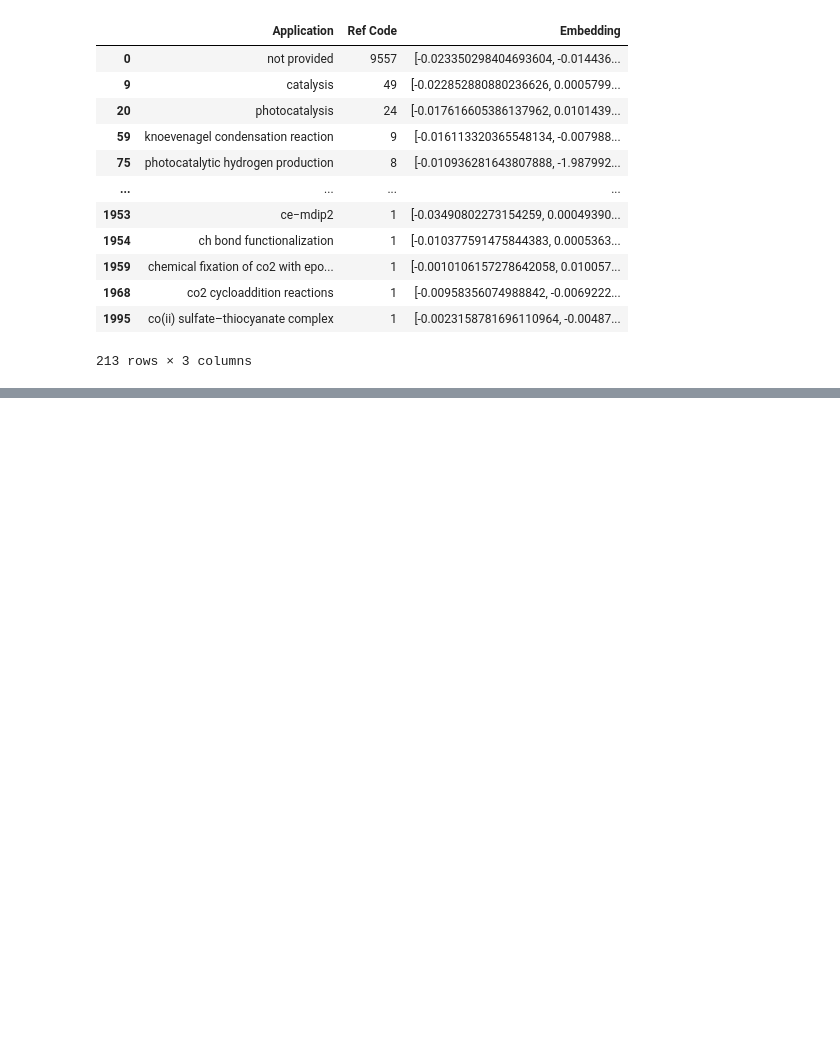
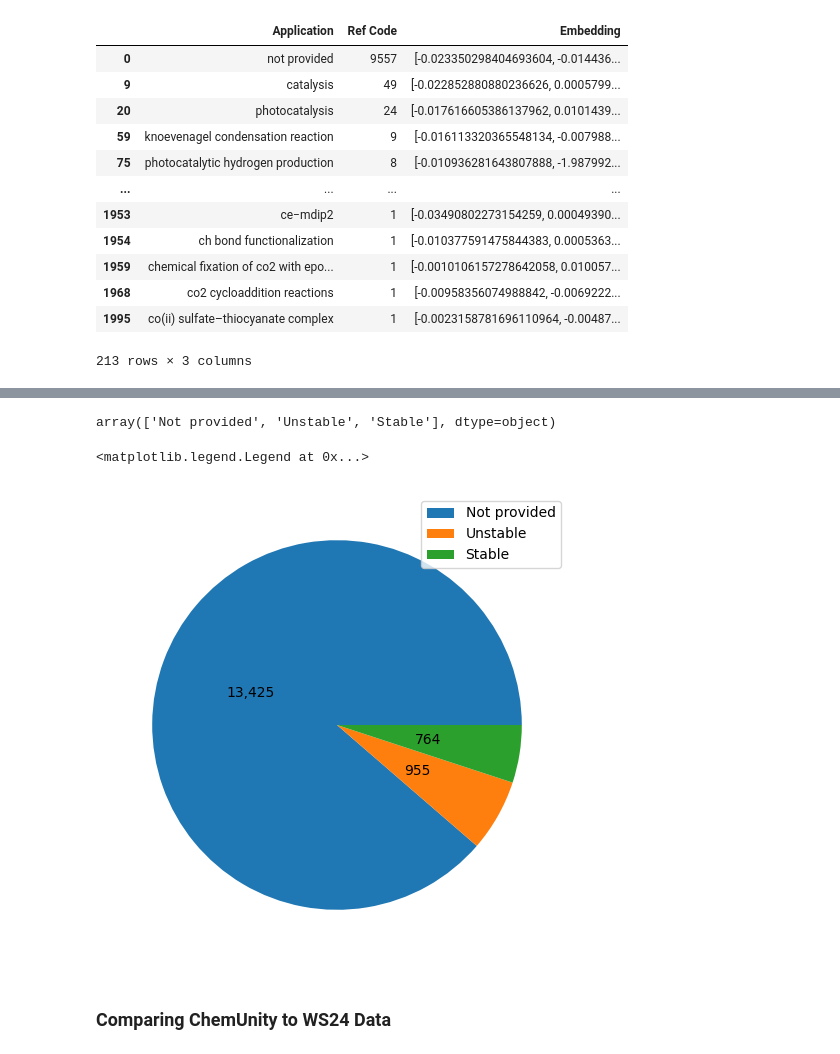
Before and after one commit to AI4ChemS/MOF_ChemUnity, a Jupyter notebook: ChemUnity_Visualizations.ipynb, the cells around one changed output, grey strips where cells are left out. Saved outputs shown, nothing was run; the diff lists cells and outputs as text; code cells hidden in the pictures; blank space fills up the shorter version.

```diff
--- a/ChemUnity_Visualizations.ipynb
+++ b/ChemUnity_Visualizations.ipynb
@@ -586,0 +610,3 @@ dist_appl[:2000].iloc[clusters==15]
+# %%
+ws_df = ws_df.drop(["Unnamed: 0.2", "Unnamed: 0.1", "Unnamed: 0"], axis=1)
+ws_df.head()
@@ -586,0 +620,34 @@ dist_appl[:2000].iloc[clusters==15]
+# %%
+for i in range(len(ws_df)):
+    if ws_df.loc[i, "Value"].lower() == "not provided" or ws_df.loc[i, "Value"].lower() == "stable" or ws_df.loc[i, "Value"].lower() == "unstable":
+        continue
+
+    if "insoluble" in ws_df.loc[i, "Value"].lower():
+        ws_df.loc[i, "Value"] = "Stable"
+    else:
+        ws_df.loc[i, "Value"] = "Unstable"
+
+ws_df["Value"].unique()
+# %%
+ws_df["Value"].unique()
+# %% [output]
+array(['Not provided', 'Unstable', 'Stable'], dtype=object)
+# %%
+pie_chart_data = ws_df["Value"].value_counts()
+
+labels = pie_chart_data.index
+sizes = pie_chart_data.values
+
+#labels = [f"{label}\n{size:,}" for label, size in zip(labels, sizes)]
+
+fig, ax = plt.subplots(figsize=(6,6))
+
+wedges, texts, autotexts = ax.pie(sizes, pctdistance=0.5,
+       autopct= lambda pct: f"{int(round(pct*sum(sizes))/100):,}")
+
+ax.legend(wedges, labels)
+# %% [output]
+<matplotlib.legend.Legend at 0x...>
+[figure, added]
+# %% [markdown]
+### Comparing ChemUnity to WS24 Data
```
Also changed, not shown: parts of 18 cells of this notebook, 2 other files.
